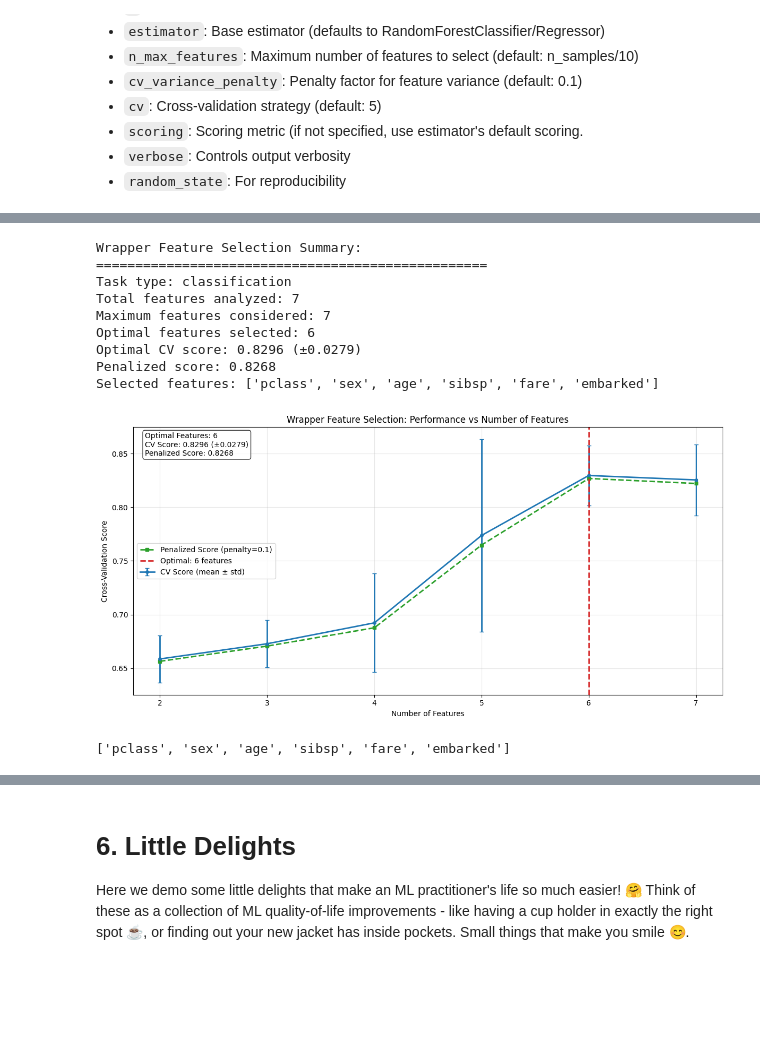
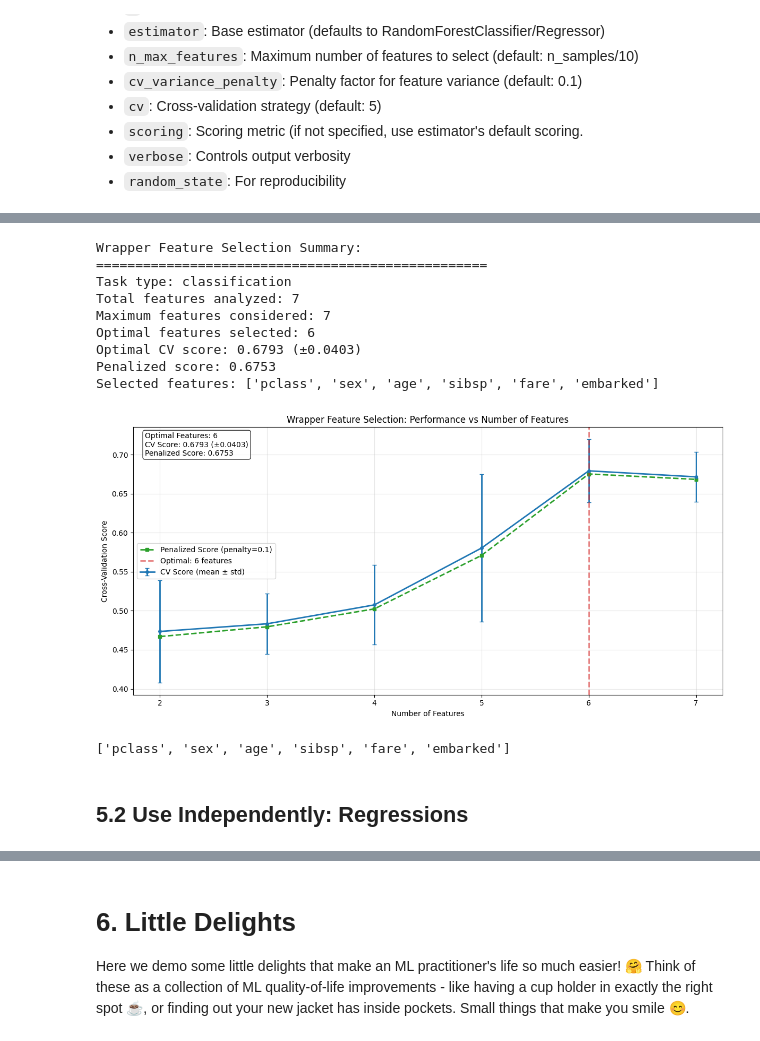
Before and after one commit to MenaWANG/mlarena, a Jupyter notebook: examples/2.advanced_usage.ipynb, the cells around one changed output, grey strips where cells are left out. Cells and saved outputs as stored; diff of their text form; code cells hidden in the pictures; blank space fills up the shorter version.

```diff
--- a/examples/2.advanced_usage.ipynb
+++ b/examples/2.advanced_usage.ipynb
@@ -880,27 +880,29 @@ Selected features: ['pclass', 'sex', 'age', 'sibsp', 'fare', 'embarked']
 # %%
 clf_results = PreProcessor.wrapper_feature_selection(
     X=X_train,
     y=y_train,
     estimator=lgb.LGBMClassifier(),
     n_max_features=8,
     cv_variance_penalty=0.1,
     verbose=True,
     random_state=42,
     visualize=True,
-    scoring = 'roc_auc'
+    scoring = 'f1'
 )
 # %% [output]
 Wrapper Feature Selection Summary:
 ==================================================
 Task type: classification
 Total features analyzed: 7
 Maximum features considered: 7
 Optimal features selected: 6
-Optimal CV score: 0.8296 (±0.0279)
-Penalized score: 0.8268
+Optimal CV score: 0.6793 (±0.0403)
+Penalized score: 0.6753
 Selected features: ['pclass', 'sex', 'age', 'sibsp', 'fare', 'embarked']
-[figure, old version]
+[figure, new version]
 # %%
 clf_results['selected_features']
 # %% [output]
 ['pclass', 'sex', 'age', 'sibsp', 'fare', 'embarked']
+# %% [markdown]
+## 5.2 Use Independently: Regressions
```
Also changed, not shown: parts of 9 cells of this notebook, 4 other files.
